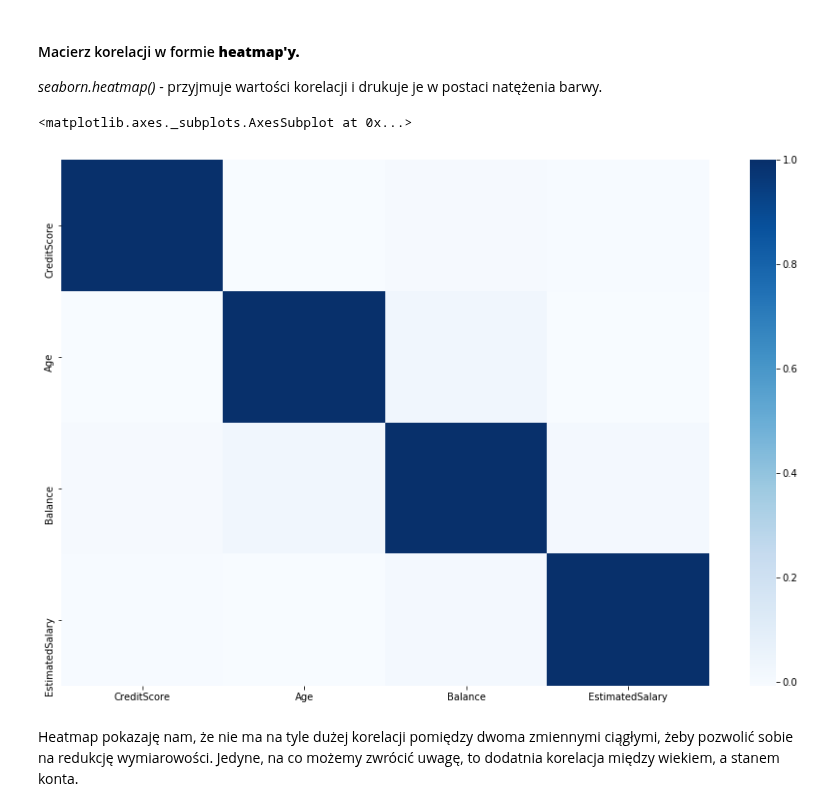
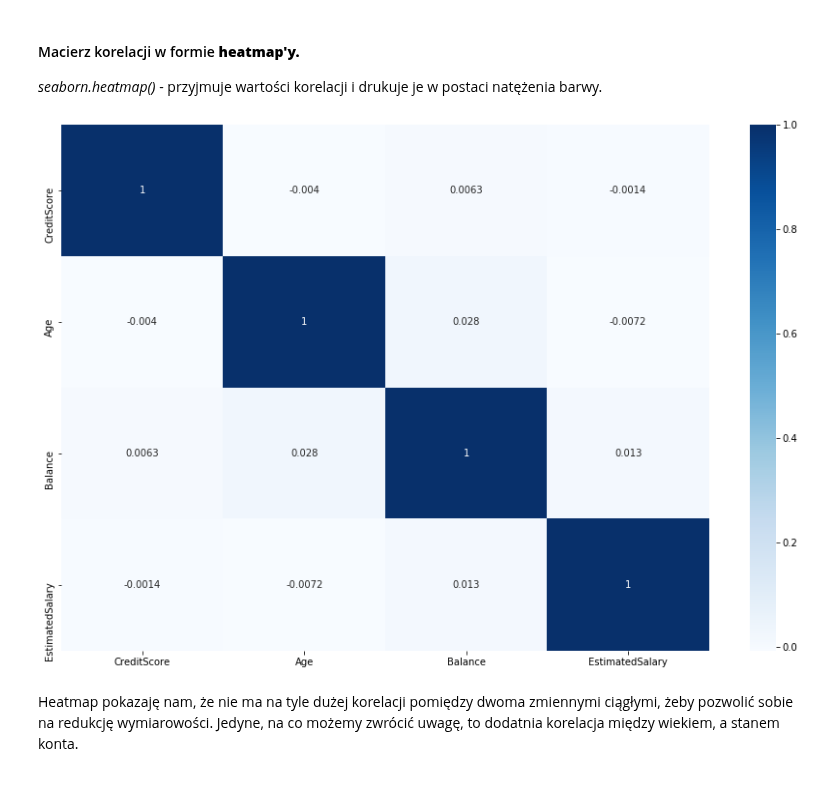
Before and after one commit to Dalthirr/NeuralNetworks, a Jupyter notebook: Main.ipynb, the cells around one changed output. Cells and saved outputs as stored; diff of their text form; code cells hidden in the pictures.

Commit message:
Edited score function, added plt.show(), deleted unnecessary imports.

```diff
--- a/Main.ipynb
+++ b/Main.ipynb
@@ -164,10 +163,10 @@ df_continous = df[['CreditScore', 'Age', 'Balance', 'EstimatedSalary']]
 # %%
 plt.figure(figsize=(15, 10))
 sns.heatmap(df_continous.corr(), xticklabels=df_continous.corr().columns,
-         yticklabels=df_continous.corr().columns, cmap="Blues")
+         yticklabels=df_continous.corr().columns, cmap="Blues", annot = True)
+plt.show()
 # %% [output]
-<matplotlib.axes._subplots.AxesSubplot at 0x...>
-[figure, old version]
+[figure, new version]
 # %% [markdown]
 Heatmap pokazaję nam, że nie ma na tyle dużej korelacji pomiędzy dwoma zmiennymi ciągłymi, żeby pozwolić sobie na redukcję wymiarowości. Jedyne, na co możemy zwrócić uwagę, to dodatnia korelacja między wiekiem, a stanem konta.
 # %% [markdown]
```
Also changed, not shown: parts of 11 cells of this notebook.
